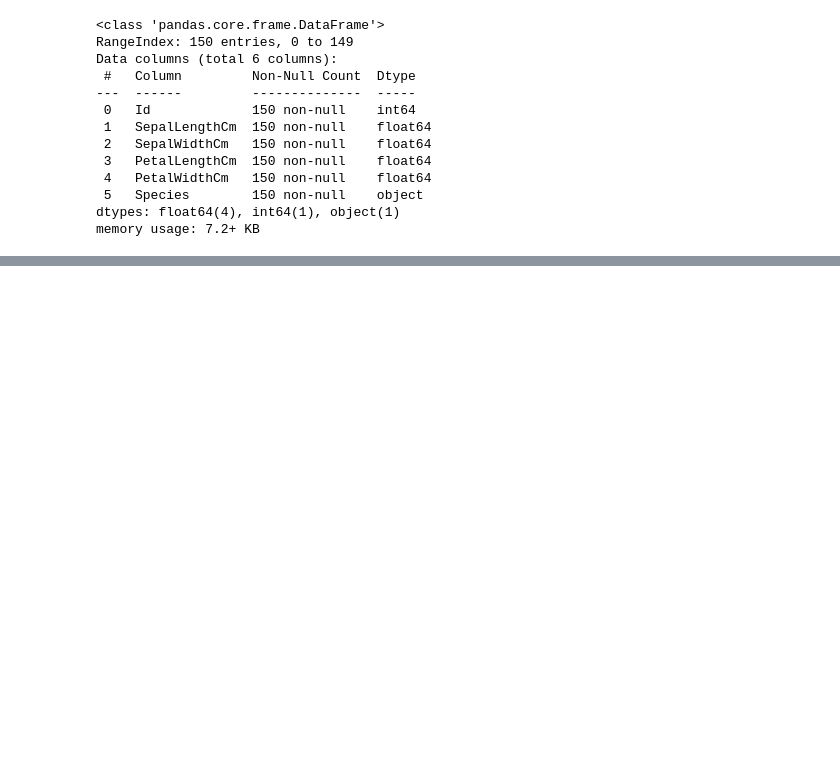
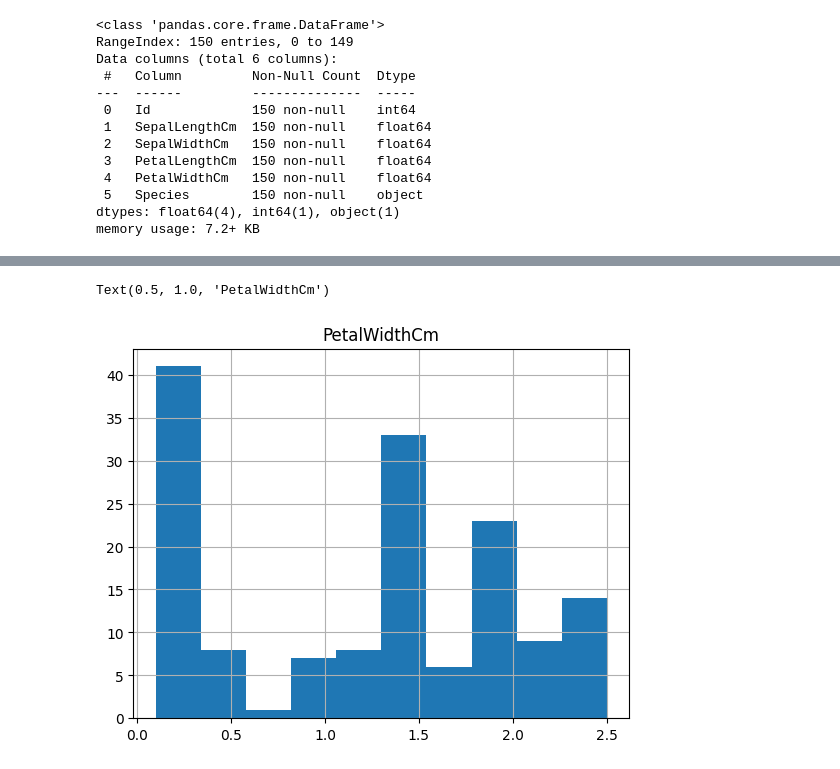
Before and after one commit to aalhadramteke/CodeAlpha_Iris-Flower-Classification, a Jupyter notebook: main.ipynb, the cells around one changed output, grey strips where cells are left out. Cells and saved outputs as stored; diff of their text form; code cells hidden in the pictures; blank space fills up the shorter version.

```diff
--- a/main.ipynb
+++ b/main.ipynb
@@ -59,0 +99,6 @@ memory usage: 7.2+ KB
+# %%
+df['PetalWidthCm'].hist()
+plt.title('PetalWidthCm')
+# %% [output]
+Text(0.5, 1.0, 'PetalWidthCm')
+[figure, added]
```
Also changed, not shown: parts of 10 cells of this notebook.
